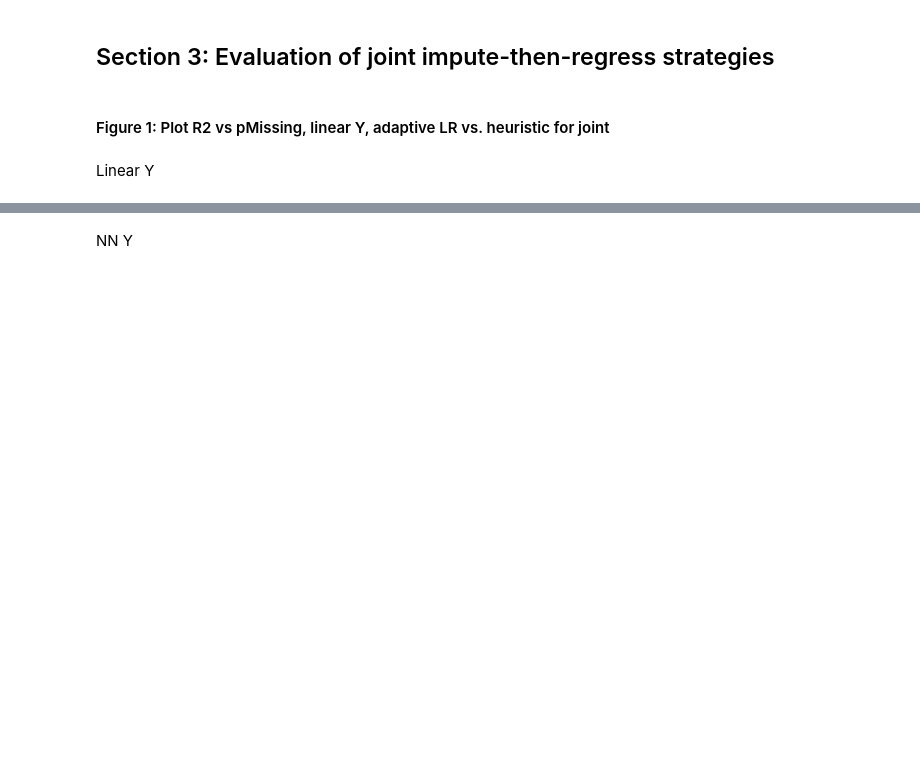
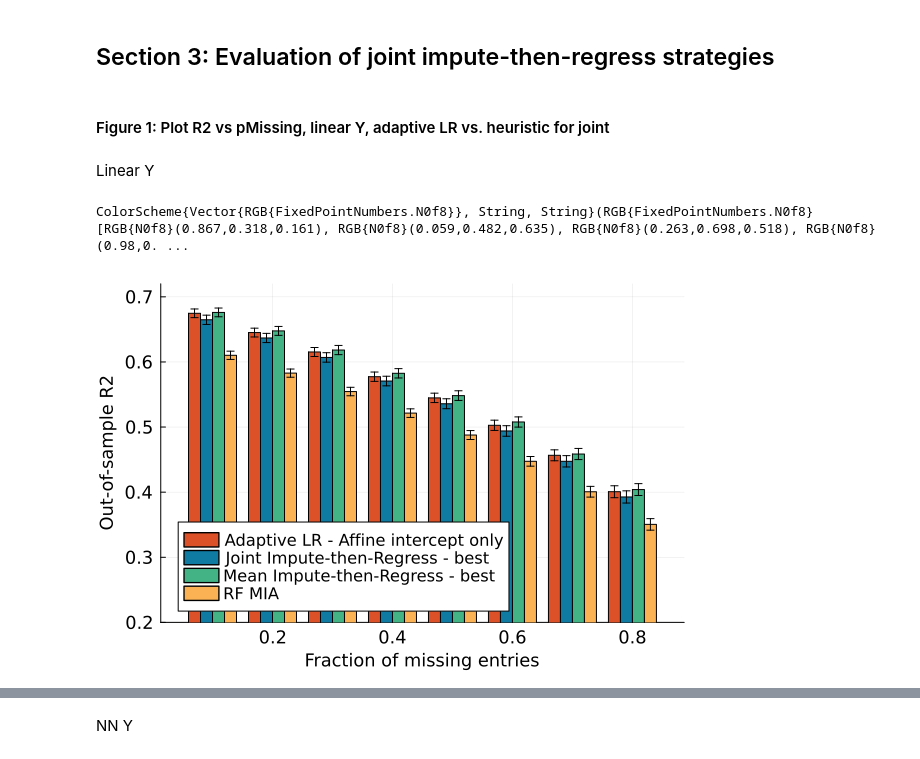
Before and after one commit to adelarue/PMD, a Jupyter notebook: results/[Adaptive Regression] Results on Synthetic Data.ipynb, the cells around one changed output, grey strips where cells are left out. Cells and saved outputs as stored; diff of their text form; code cells hidden in the pictures; blank space fills up the shorter version.

```diff
--- a/results/[Adaptive Regression] Results on Synthetic Data.ipynb
+++ b/results/[Adaptive Regression] Results on Synthetic Data.ipynb
@@ -62,5 +83,9 @@ end
 #### Figure 1: Plot R2 vs pMissing, linear Y, adaptive LR vs. heuristic for joint
 # %% [markdown]
 Linear Y
+# %%
+pal = ColorSchemes.Egypt
+# %% [output]
+ColorScheme{Vector{RGB{FixedPointNumbers.N0f8}}, String, String}(RGB{FixedPointNumbers.N0f8}[RGB{N0f8}(0.867,0.318,0.161), RGB{N0f8}(0.059,0.482,0.635), RGB{N0f8}(0.263,0.698,0.518), RGB{N0f8}(0.98,0. ...
 # %%
 df_lin = filter(t-> t[:Y_setting] == "syn_Y_linear", df)
@@ -74,10 +101,12 @@ stats = combine(gd, :osr2 .=> [mean, se]) ;
 # %%
 @df filter(t -> t[:X_setting] == "syn_X_mar", stats) groupedbar(:pMissing, :osr2_mean,
     yerr=:osr2_se, group=:method, legend=:bottomleft,
     guidefontsize=12, tickfontsize=12, legendfontsize=11,
-    color = [pal[3] pal[1] pal[2]])
+    palette = pal)
 xaxis!("Fraction of missing entries")
 yaxis!("Out-of-sample R2", ylims=(0.2,0.72))
+# %% [output]
+[figure, added]
 # %%
 mkpath("../figures/adaptive_regression/validation")
 Plots.savefig("../figures/adaptive_regression/validation/synthetic_linearY_mar.pdf")
```
Also changed, not shown: parts of 12 cells of this notebook, 14 other files.
